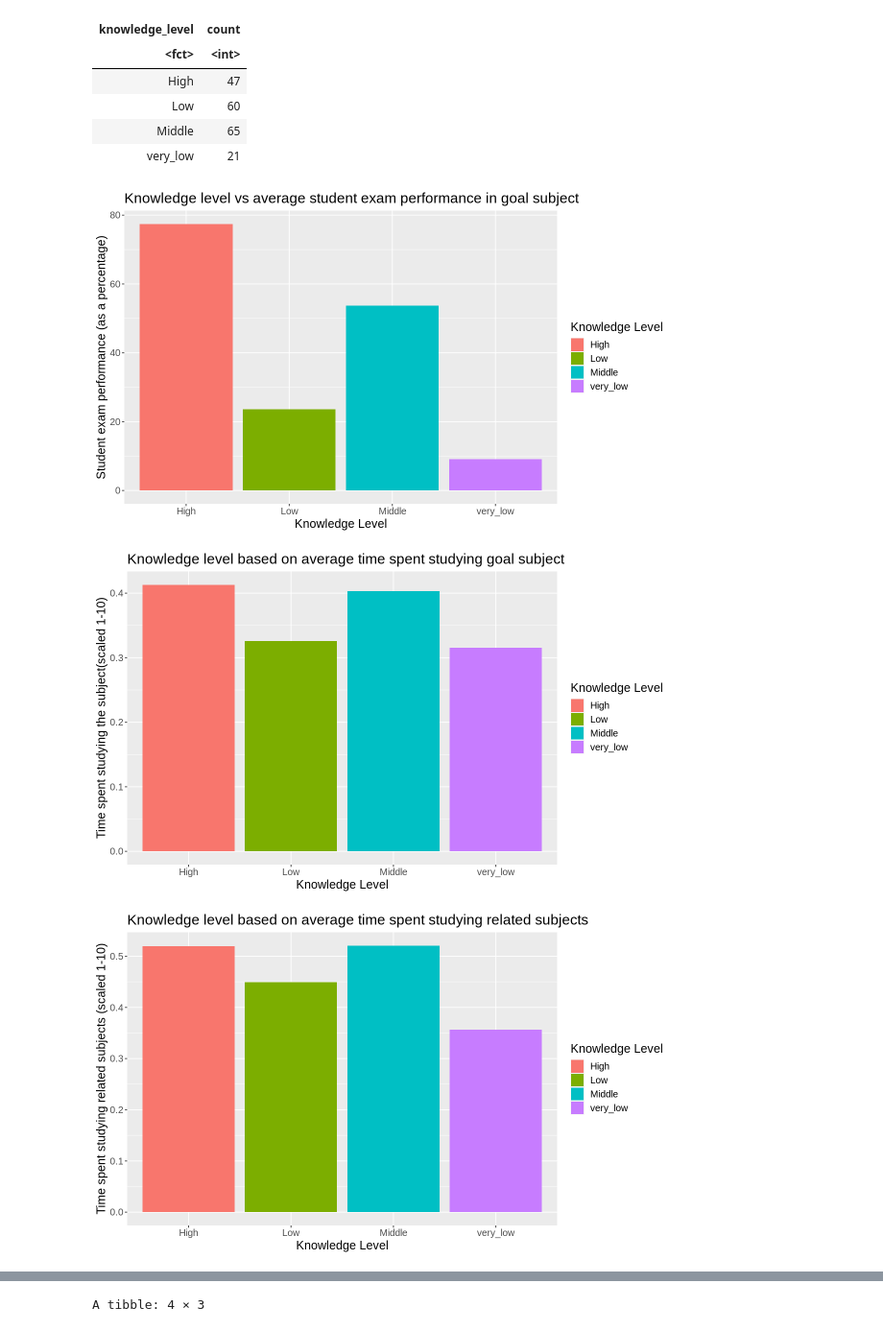
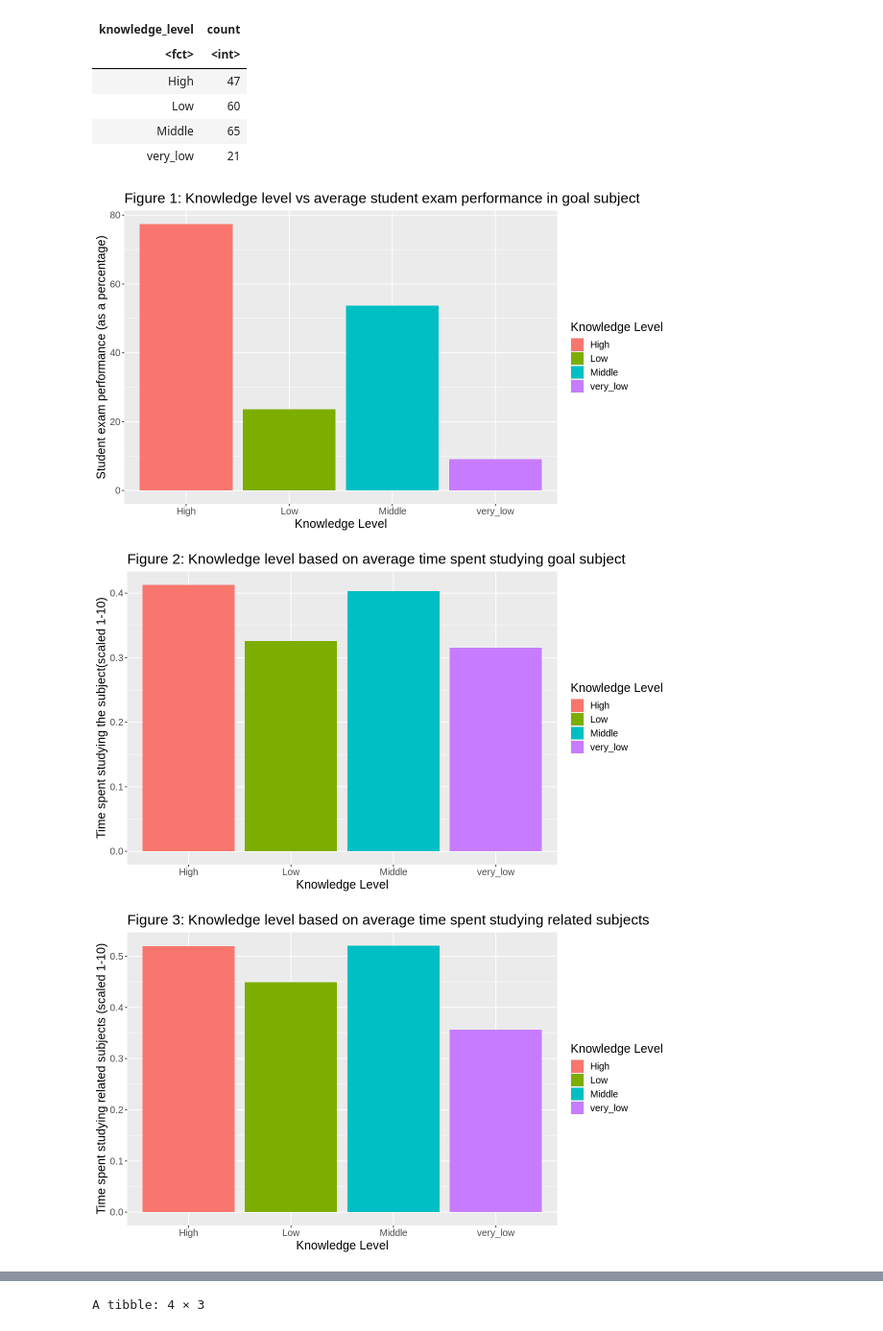
Before and after one commit to maywilsdon/dsci-100-2023s1-group-20, a Jupyter notebook: proposal.ipynb, the cells around one changed output, grey strips where cells are left out. Shown: that part at 96% size. Cells and saved outputs as stored; diff of their text form; code cells hidden in the pictures.

```diff
--- a/proposal.ipynb
+++ b/proposal.ipynb
@@ -135,40 +117,40 @@ plot_exam_perf <- student_average |>
     labs(x = "Knowledge Level",
          y = "Student exam performance (as a percentage)",
         fill = "Knowledge Level") +
-    ggtitle("Knowledge level vs average student exam performance in goal subject") +
+    ggtitle("Figure 1: Knowledge level vs average student exam performance in goal subject") +
      theme(text = element_text(size = 15))
 plot_exam_perf
 
 plot_study_time <- student_average |>
     ggplot(aes(x = knowledge_level, y = study_time, fill = knowledge_level)) +
     geom_bar(stat = "identity") +
     labs(x = "Knowledge Level",
          y = "Time spent studying the subject(scaled 1-10)",
         fill = "Knowledge Level") +
-    ggtitle("Knowledge level based on average time spent studying goal subject") +
+    ggtitle("Figure 2: Knowledge level based on average time spent studying goal subject") +
     theme(text = element_text(size = 15))
 plot_study_time
 
 plot_rel_subject_time <- student_average |>
     ggplot(aes(x = knowledge_level, y = related_subject_time, fill = knowledge_level)) +
     geom_bar(stat = "identity") +
     labs(x = "Knowledge Level",
          y = "Time spent studying related subjects (scaled 1-10)",
         fill = "Knowledge Level") +
-    ggtitle("Knowledge level based on average time spent studying related subjects") +
+    ggtitle("Figure 3: Knowledge level based on average time spent studying related subjects") +
     theme(text = element_text(size = 15))
 plot_rel_subject_time
 
 plot_rel_exam_perf <- student_average |>
     ggplot(aes(x = knowledge_level, y = related_exam_performance, fill = knowledge_level)) +
     geom_bar(stat = "identity") +
     labs(x = "Knowledge Level",
          y = "Exam performance in related subjects (1-10)",
         fill = "Knowledge Level") +
-    ggtitle("Knowledge level vs average exam performance in related subjects") +
+    ggtitle("Figure 4: Knowledge level vs average exam performance in related subjects") +
     theme(text = element_text(size = 15))
 plot_rel_exam_perf
 # %% [output]
-[figure, old version]
+[figure, new version]
-[figure, old version]
+[figure, new version]
-[figure, old version]
+[figure, new version]
```
Also changed, not shown: parts of 6 cells of this notebook.
